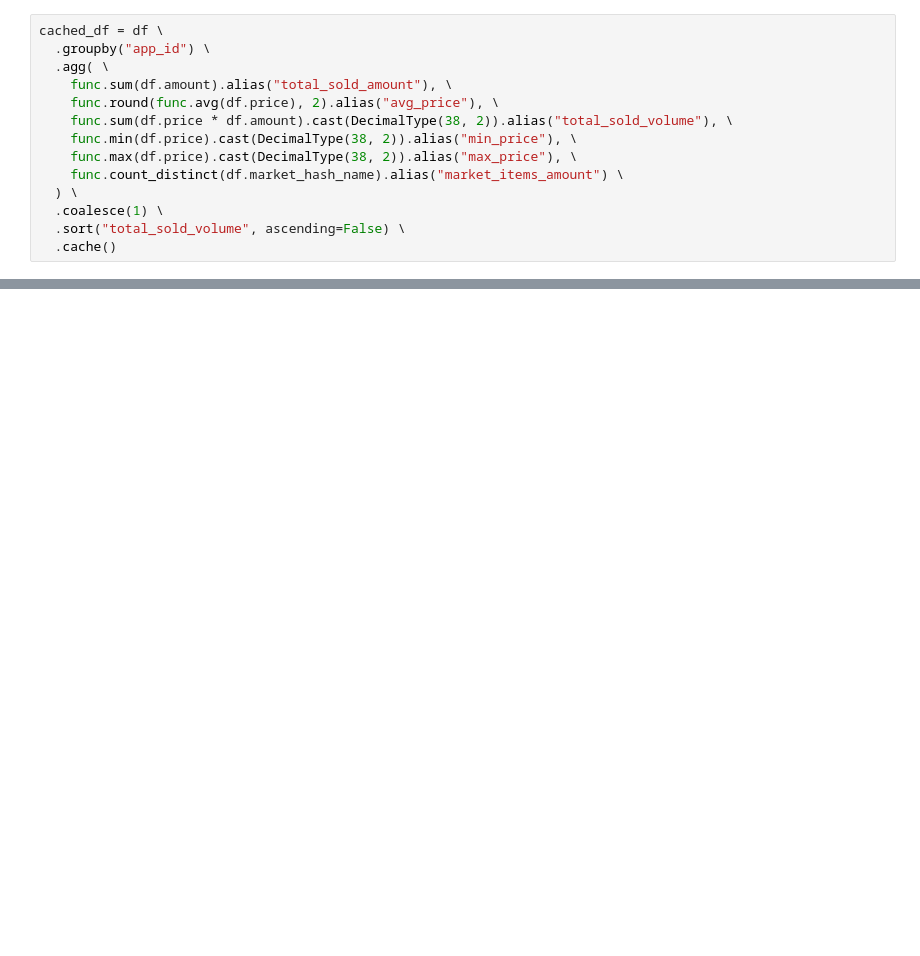
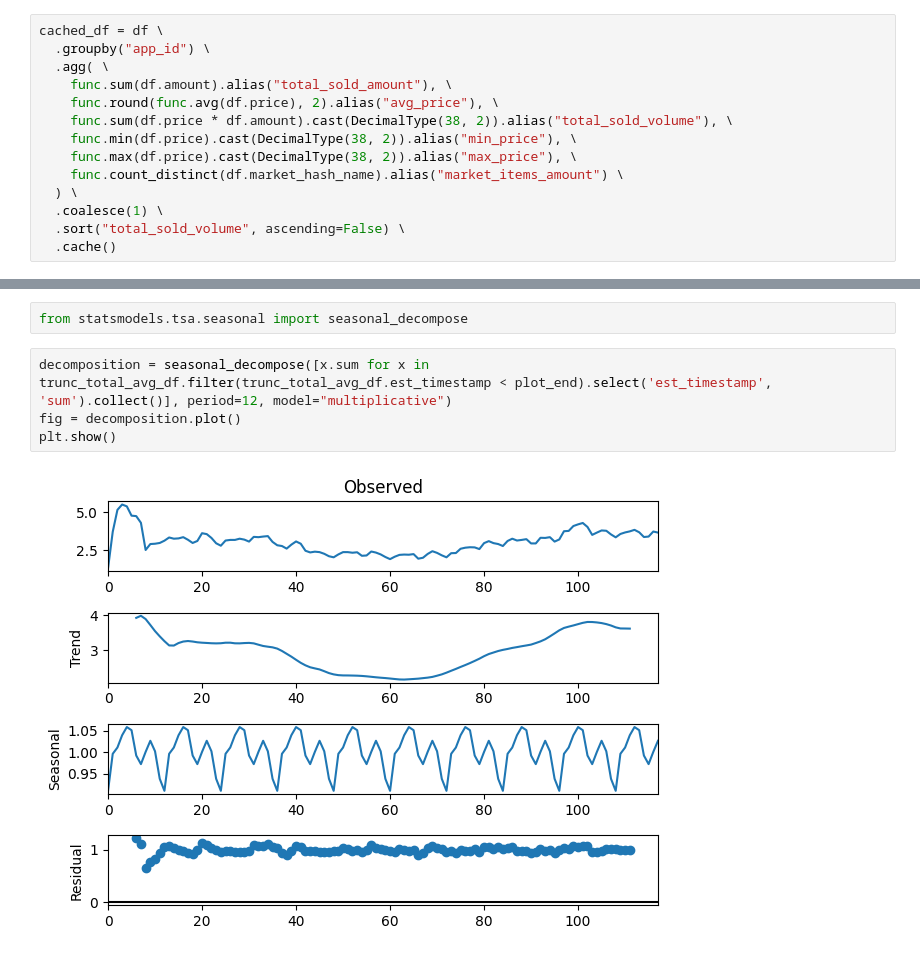
Before and after one commit to Soniclev/steam-trade-bot, a Jupyter notebook: notebooks/Analyze Steam market.ipynb, the cells around one changed output, grey strips where cells are left out. Drawn from its saved outputs; the diff is of its cells as text; blank space fills up the shorter version.

```diff
--- a/notebooks/Analyze Steam market.ipynb
+++ b/notebooks/Analyze Steam market.ipynb
@@ -469,0 +494,8 @@ cached_df.coalesce(1).rdd.getNumPartitions()
+# %%
+from statsmodels.tsa.seasonal import seasonal_decompose
+# %%
+decomposition = seasonal_decompose([x.sum for x in trunc_total_avg_df.filter(trunc_total_avg_df.est_timestamp < plot_end).select('est_timestamp', 'sum').collect()], period=12, model="multiplicative")
+fig = decomposition.plot()
+plt.show()
+# %% [output]
+[figure, added]
```
Also changed, not shown: parts of 19 cells of this notebook, 4 other files.
